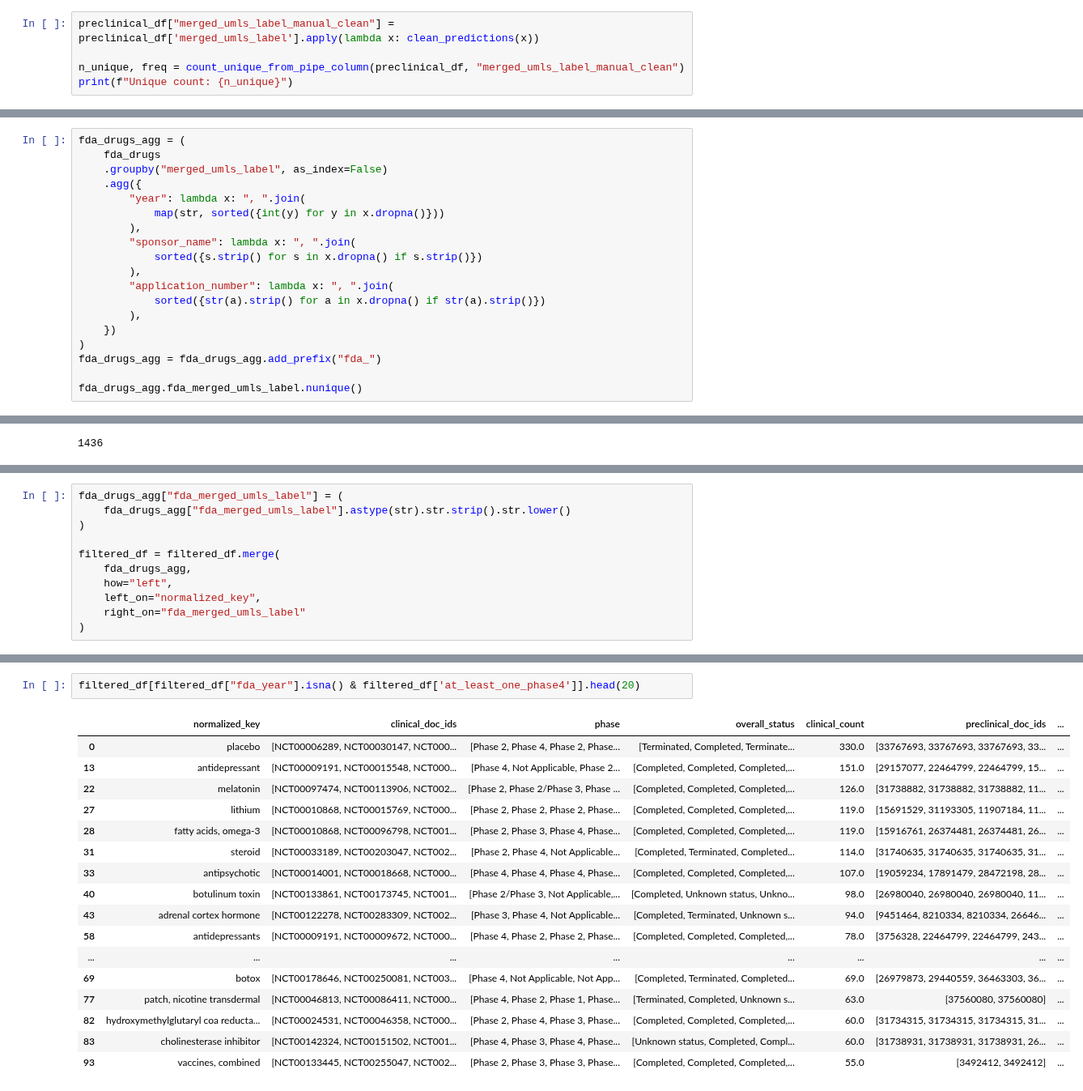
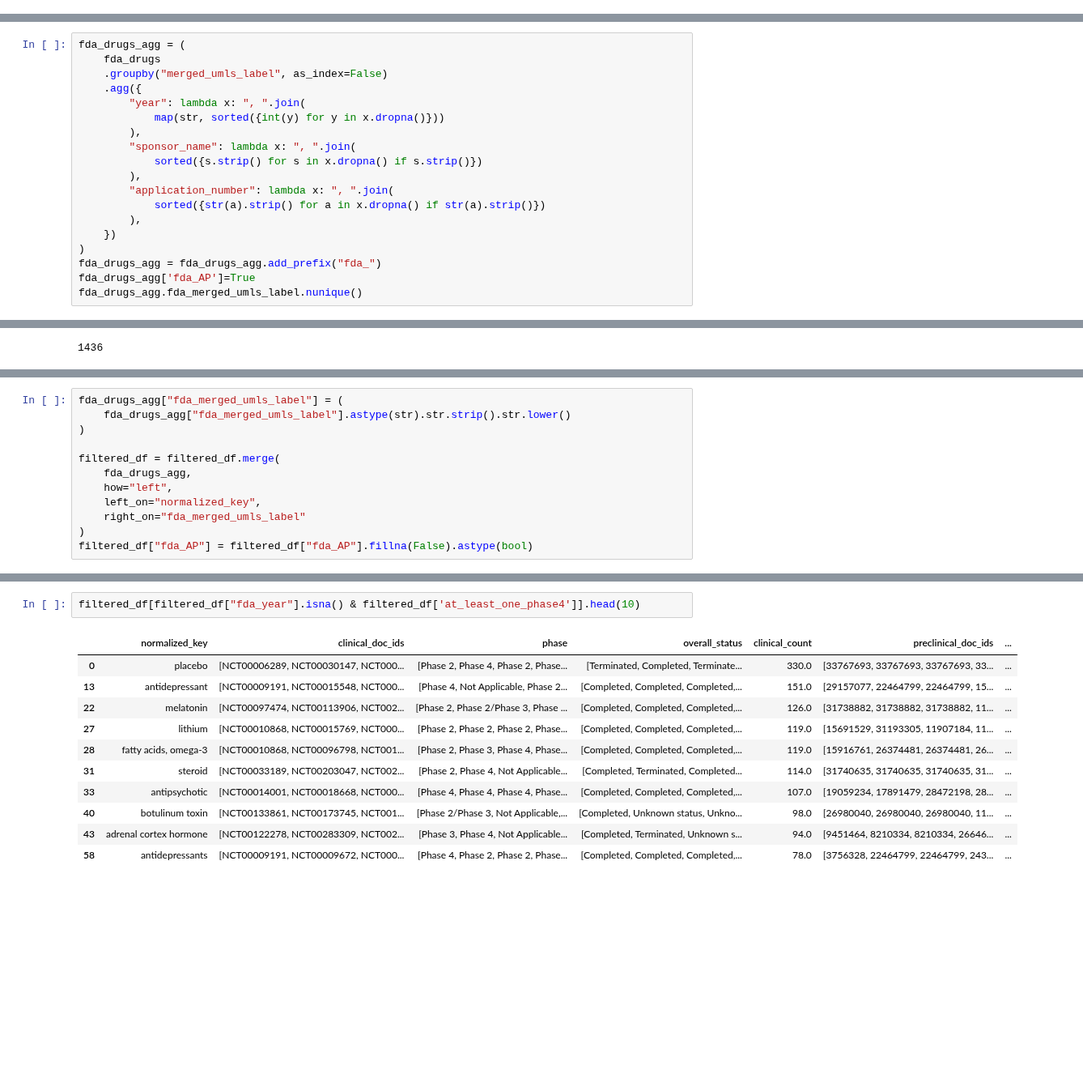
Before and after one commit to Ineichen-Group/Preclinical_DrugDisease_Translation_Pipeline, a Jupyter notebook: 10_drug_disease_translation_analysis/Translation_01_Drug.ipynb, the cells around one changed output, grey strips where cells are left out. Shown at 81% size. Cells and saved outputs as stored; diff of their text form; blank space fills up the shorter version.

Commit message:
fixed bugs, new logic to include FDA and phase 3

```diff
--- a/10_drug_disease_translation_analysis/Translation_01_Drug.ipynb
+++ b/10_drug_disease_translation_analysis/Translation_01_Drug.ipynb
@@ -186,8 +105,3 @@ freq.head()
 # %%
 save_path = f"out/unique_drug_terms_{n_unique}.csv" # used for the FDA filtering of drugs to further process
 freq.to_csv(save_path, index=False)
-# %%
-preclinical_df["merged_umls_label_manual_clean"] = preclinical_df['merged_umls_label'].apply(lambda x: clean_predictions(x))
-
-n_unique, freq = count_unique_from_pipe_column(preclinical_df, "merged_umls_label_manual_clean")
-print(f"Unique count: {n_unique}")
@@ -529,7 +436,7 @@ fda_drugs_agg = (
     })
 )
 fda_drugs_agg = fda_drugs_agg.add_prefix("fda_")
-
+fda_drugs_agg['fda_AP']=True
 fda_drugs_agg.fda_merged_umls_label.nunique()
 # %% [output]
 2745
@@ -584,6 +528,7 @@ filtered_df = filtered_df.merge(
     left_on="normalized_key",
     right_on="fda_merged_umls_label"
 )
+filtered_df["fda_AP"] = filtered_df["fda_AP"].fillna(False).astype(bool)
 # %%
 filtered_df[filtered_df["fda_year"].isna() & filtered_df['at_least_one_phase4']].shape
 # %% [output]
@@ -591,20 +562,14 @@ filtered_df[filtered_df["fda_year"].isna() & filtered_df['at_least_one_phase4']]
 # %%
-filtered_df[filtered_df["fda_year"].isna() & filtered_df['at_least_one_phase4']].head(20)
+filtered_df[filtered_df["fda_year"].isna() & filtered_df['at_least_one_phase4']].head(10)
 # %% [output]
 |  | normalized_key | clinical_doc_ids | phase | overall_status | clinical_count | preclinical_doc_ids | ... |
 | 0 | placebo | [NCT00006289, NCT00030147, NCT000... | [Phase 2, Phase 4, Phase 2, Phase... | [Terminated, Completed, Terminate... | 330.0 | [33767693, 33767693, 33767693, 33... | ... |
 | 13 | antidepressant | [NCT00009191, NCT00015548, NCT000... | [Phase 4, Not Applicable, Phase 2... | [Completed, Completed, Completed,... | 151.0 | [29157077, 22464799, 22464799, 15... | ... |
 | 22 | melatonin | [NCT00097474, NCT00113906, NCT002... | [Phase 2, Phase 2/Phase 3, Phase ... | [Completed, Completed, Completed,... | 126.0 | [31738882, 31738882, 31738882, 11... | ... |
 | 27 | lithium | [NCT00010868, NCT00015769, NCT000... | [Phase 2, Phase 2, Phase 2, Phase... | [Completed, Completed, Completed,... | 119.0 | [15691529, 31193305, 11907184, 11... | ... |
 | 28 | fatty acids, omega-3 | [NCT00010868, NCT00096798, NCT001... | [Phase 2, Phase 3, Phase 4, Phase... | [Completed, Completed, Completed,... | 119.0 | [15916761, 26374481, 26374481, 26... | ... |
 | 31 | steroid | [NCT00033189, NCT00203047, NCT002... | [Phase 2, Phase 4, Not Applicable... | [Completed, Terminated, Completed... | 114.0 | [31740635, 31740635, 31740635, 31... | ... |
 | 33 | antipsychotic | [NCT00014001, NCT00018668, NCT000... | [Phase 4, Phase 4, Phase 4, Phase... | [Completed, Completed, Completed,... | 107.0 | [19059234, 17891479, 28472198, 28... | ... |
 | 40 | botulinum toxin | [NCT00133861, NCT00173745, NCT001... | [Phase 2/Phase 3, Not Applicable,... | [Completed, Unknown status, Unkno... | 98.0 | [26980040, 26980040, 26980040, 11... | ... |
 | 43 | adrenal cortex hormone | [NCT00122278, NCT00283309, NCT002... | [Phase 3, Phase 4, Not Applicable... | [Completed, Terminated, Unknown s... | 94.0 | [9451464, 8210334, 8210334, 26646... | ... |
 | 58 | antidepressants | [NCT00009191, NCT00009672, NCT000... | [Phase 4, Phase 2, Phase 2, Phase... | [Completed, Completed, Completed,... | 78.0 | [3756328, 22464799, 22464799, 243... | ... |
-| ... | ... | ... | ... | ... | ... | ... | ... |
-| 69 | botox | [NCT00178646, NCT00250081, NCT003... | [Phase 4, Not Applicable, Not App... | [Completed, Terminated, Completed... | 69.0 | [26979873, 29440559, 36463303, 36... | ... |
-| 77 | patch, nicotine transdermal | [NCT00046813, NCT00086411, NCT000... | [Phase 4, Phase 2, Phase 1, Phase... | [Terminated, Completed, Unknown s... | 63.0 | [37560080, 37560080] | ... |
-| 82 | hydroxymethylglutaryl coa reducta... | [NCT00024531, NCT00046358, NCT000... | [Phase 2, Phase 4, Phase 3, Phase... | [Completed, Completed, Completed,... | 60.0 | [31734315, 31734315, 31734315, 31... | ... |
-| 83 | cholinesterase inhibitor | [NCT00142324, NCT00151502, NCT001... | [Phase 4, Phase 3, Phase 4, Phase... | [Unknown status, Completed, Compl... | 60.0 | [31738931, 31738931, 31738931, 26... | ... |
-| 93 | vaccines, combined | [NCT00133445, NCT00255047, NCT002... | [Phase 2, Phase 3, Phase 3, Phase... | [Completed, Completed, Completed,... | 55.0 | [3492412, 3492412] | ... |
```
Also changed, not shown: parts of 23 cells of this notebook, 4 other files.
